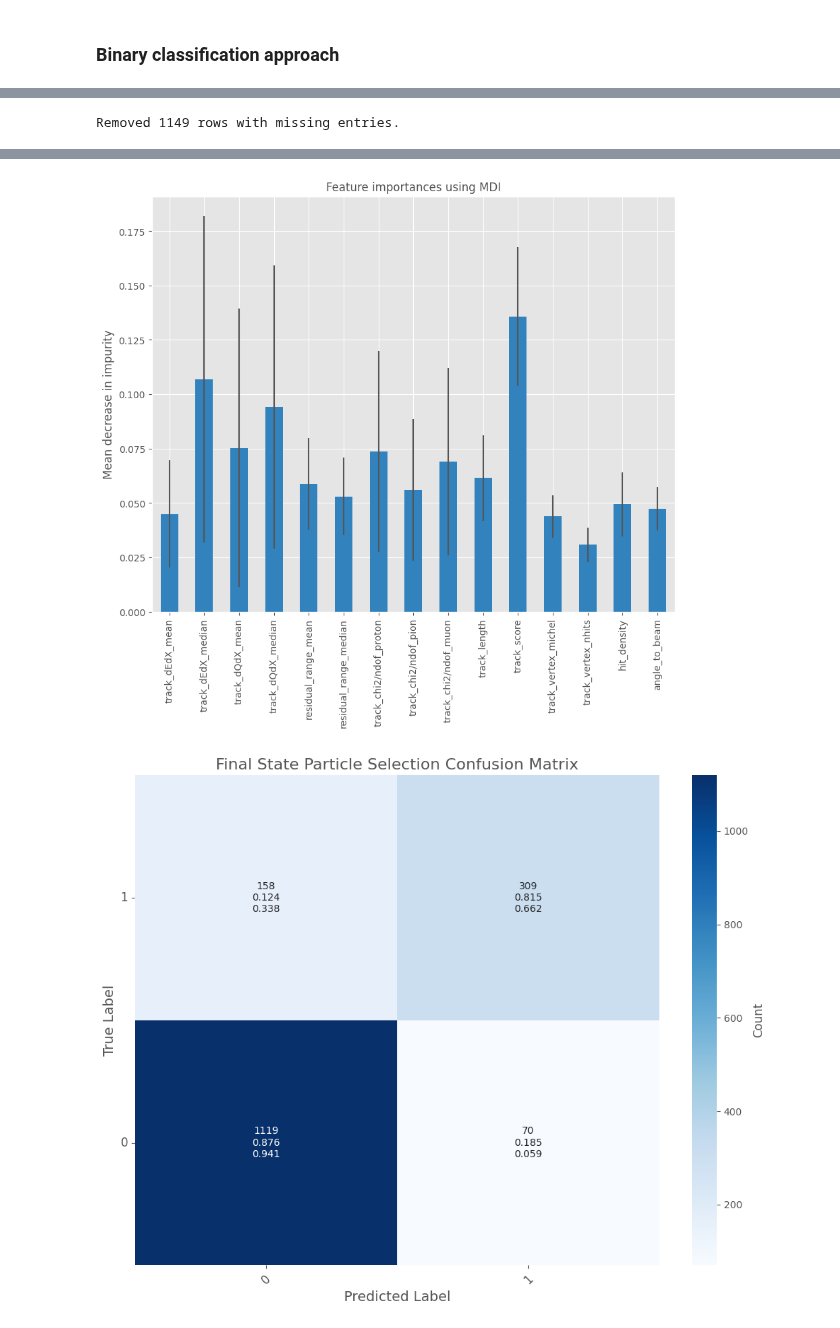
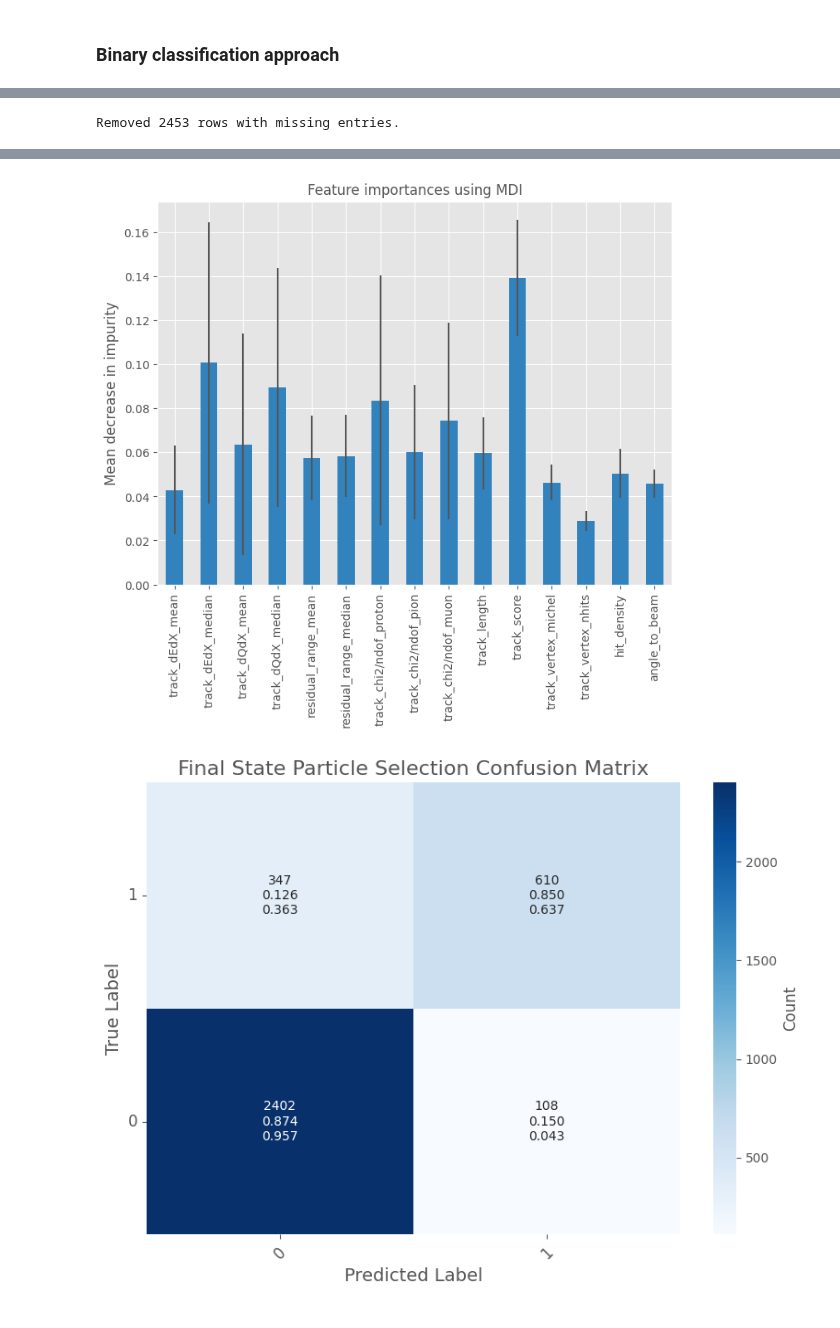
Before and after one commit to dlindebaum/pion-argon-xs-analysis, a Jupyter notebook: analysis/summer-placement/ML_selection.ipynb, the cells around one changed output, grey strips where cells are left out. Drawn from its saved outputs; the diff is of its cells as text; code cells hidden in the pictures.

```diff
--- a/analysis/summer-placement/ML_selection.ipynb
+++ b/analysis/summer-placement/ML_selection.ipynb
@@ -365,5 +367,5 @@ pi± efficiency: 0.514
 # %% [markdown]
 ### Binary classification approach
 # %%
-data = extract_observables(mc, size=10000, beam_selection_mask=combined_mask, verbose=True)
+data = extract_observables(mc, size=21000, beam_selection_mask=combined_mask, verbose=True)
 # %% [output]
@@ -374,8 +376,8 @@ Number of tracks: 9428
 # %%
 RF = RandomForestClassifier(n_estimators=100, random_state=42, class_weight="balanced");
-RF, pion_purity, pion_efficiency = master_pion_selection(data=data, model=RF, verbose=True, plot_importances=True, plot_cm=True, binary_classification=True)
+RF, pion_purity, pion_efficiency = master_pion_selection(data=data, model=RF, verbose=True, plot_importances=True, plot_cm=True, binary_classification=True, consider_dropped_rows=False)
 # %% [output]
-Removed 1149 rows with missing entries.
+Removed 2453 rows with missing entries.
 A value is trying to be set on a copy of a slice from a DataFrame
 
 See the caveats in the documentation: https://pandas.pydata.org/pandas-docs/stable/user_guide/indexing.html#returning-a-view-versus-a-copy
@@ -394,2 +396,2 @@ pi± efficiency: 0.662
-[figure, old version]
+[figure, new version]
-[figure, old version]
+[figure, new version]
```
Also changed, not shown: parts of 5 cells of this notebook, 1 other file.
